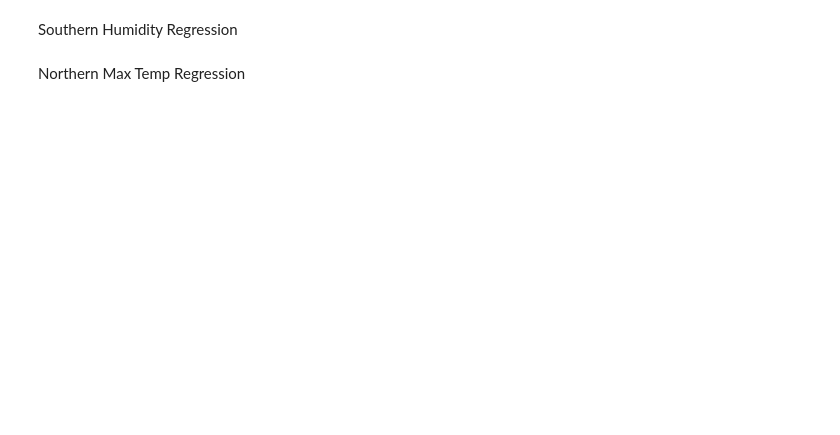
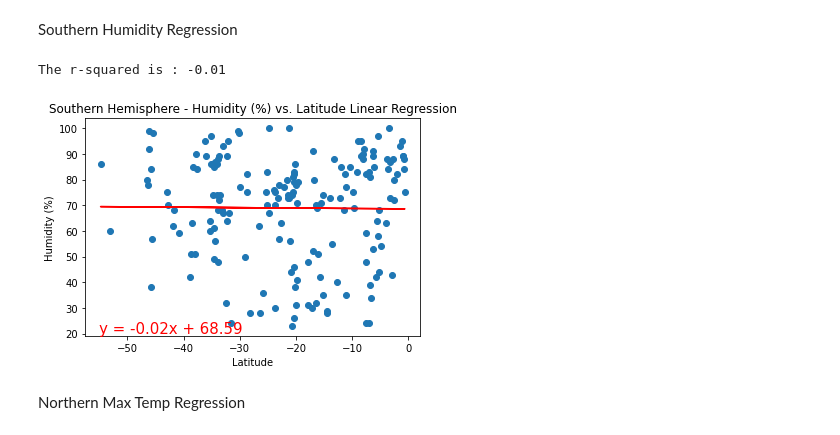
Before and after one commit to masontotall/python-api-challenge, a Jupyter notebook: WeatherPy/WeatherPy.ipynb, the cells around one changed output. Cells and saved outputs as stored; diff of their text form; code cells hidden in the pictures; blank space fills up the shorter version.

Commit message:
hopefully this fixes the titles of the graphs and images

```diff
--- a/WeatherPy/WeatherPy.ipynb
+++ b/WeatherPy/WeatherPy.ipynb
@@ -384,29 +433,32 @@ Southern Humidity Regression
 # %%
 #Call Functions
 
 equation = linear_regression(south_hemi["Lat"], south_hemi["Humidity"])
 
-annotate(equation, -50, 20)
+annotate(equation, -55, 20)
 
 
 # title
 
 plt.title("Southern Hemisphere - Humidity (%) vs. Latitude Linear Regression")
 
 
 # xlabel
 
 plt.xlabel("Latitude")
 
 
 # ylabel
 
 plt.ylabel("Humidity (%)")
 
 
 # Save image
 
 plt.savefig("../Graphs/Southern Hemisphere Humidity Linear Regression.png")
+# %% [output]
+The r-squared is : -0.01
+[figure, added]
 # %% [markdown]
 Northern Max Temp Regression
 # %%
```
Also changed, not shown: parts of 13 cells of this notebook, 13 other files.
